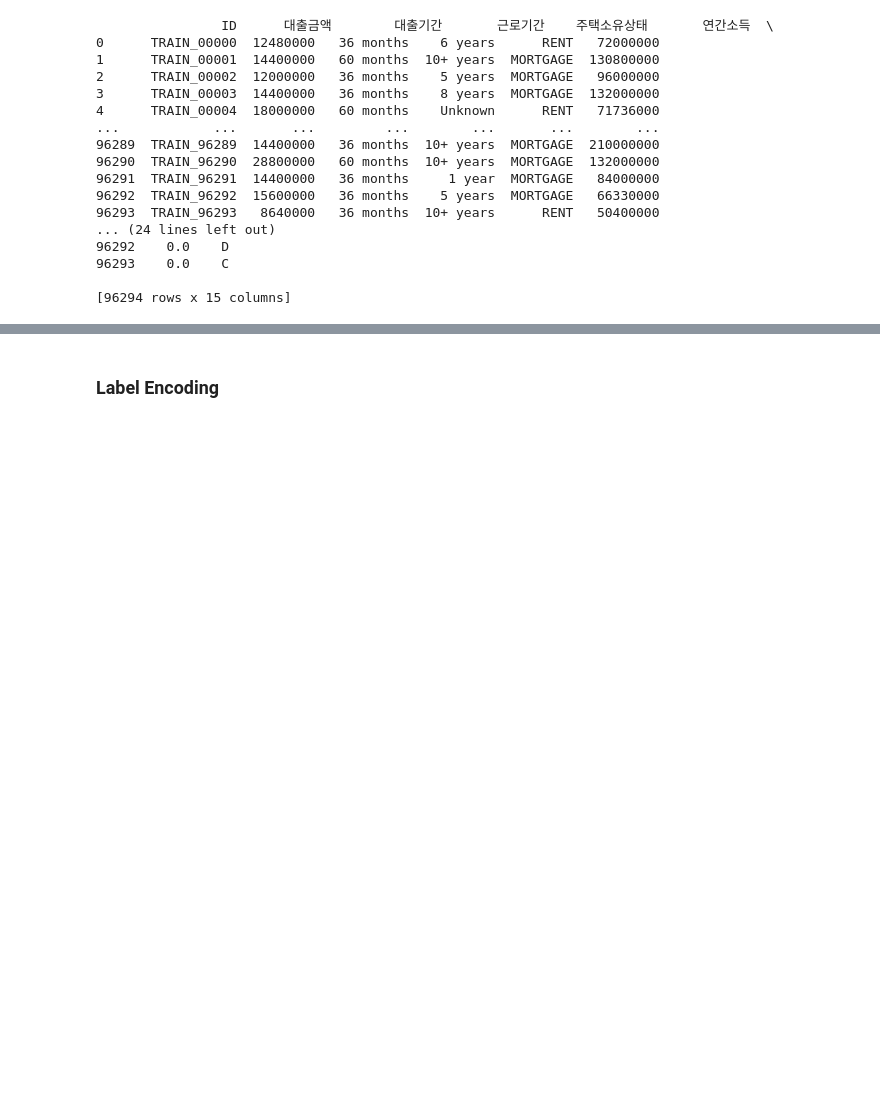
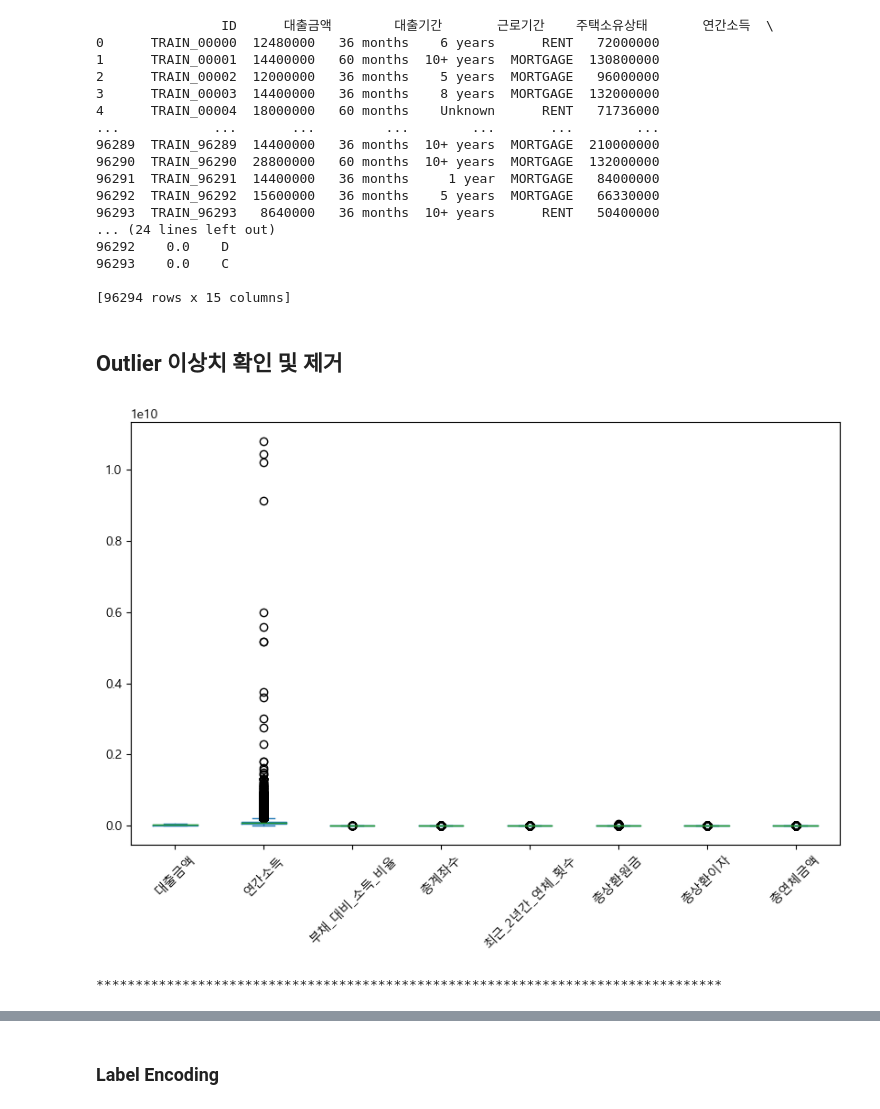
Before and after one commit to Nvuly/Customer_Loan_Rating_Hackathon, a Jupyter notebook: Customer_Loan_Rating_Hackathon.ipynb, the cells around one changed output, grey strips where cells are left out. Cells and saved outputs as stored; diff of their text form; code cells hidden in the pictures; blank space fills up the shorter version.

```diff
--- a/Customer_Loan_Rating_Hackathon.ipynb
+++ b/Customer_Loan_Rating_Hackathon.ipynb
@@ -163,3 +169,18 @@ print(df_train)
 96293    0.0    C
 
 [96294 rows x 15 columns]
+# %% [markdown]
+## Outlier 이상치 확인 및 제거
+# %%
+cleaned_df.loc[:, ['ID', '대출금액', '대출기간', '근로기간', '연간소득', '부채_대비_소득_비율', '총계좌수', '대출목적', '최근_2년간_연체_횟수', '총상환원금', '총상환이자','총연체금액']].plot(kind='box', rot=45)
+plt.show()
+
+print('*'*80)
+
+#cleaned_df.loc[:,['주택소유상태','ID','대출기간','근로기간','대출목적',].plot(kind='box', rot=45) # no numeric
+
+
+# 대출금액의 이상치는 존재 x
+# %% [output]
+[figure, added]
+********************************************************************************
```
Also changed, not shown: parts of 17 cells of this notebook.
